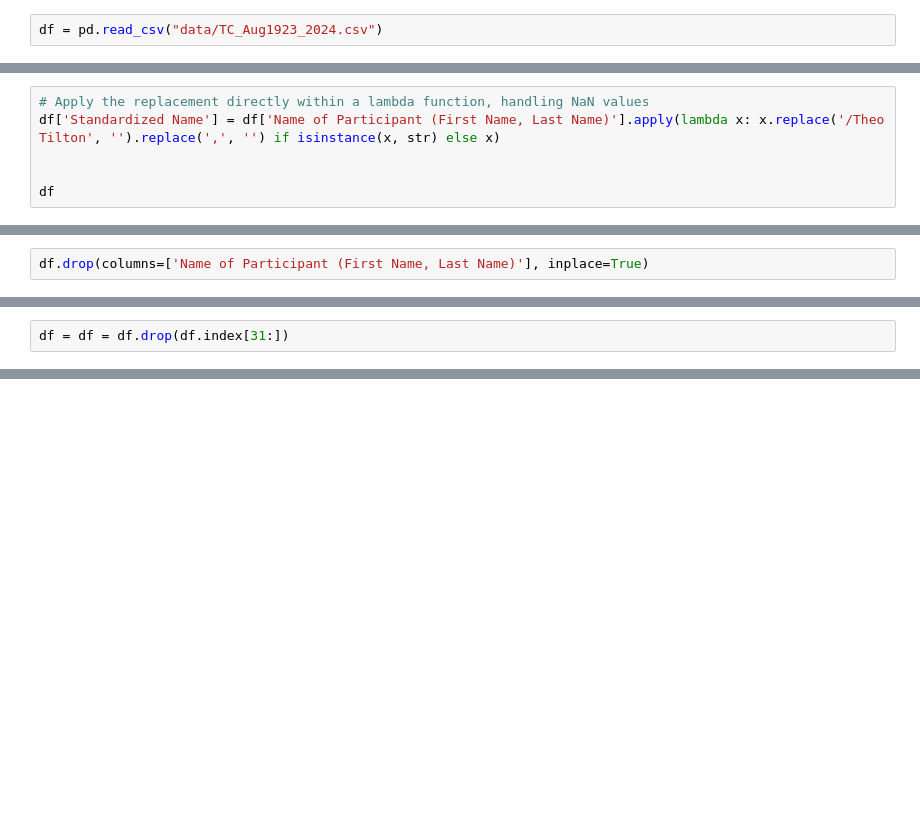
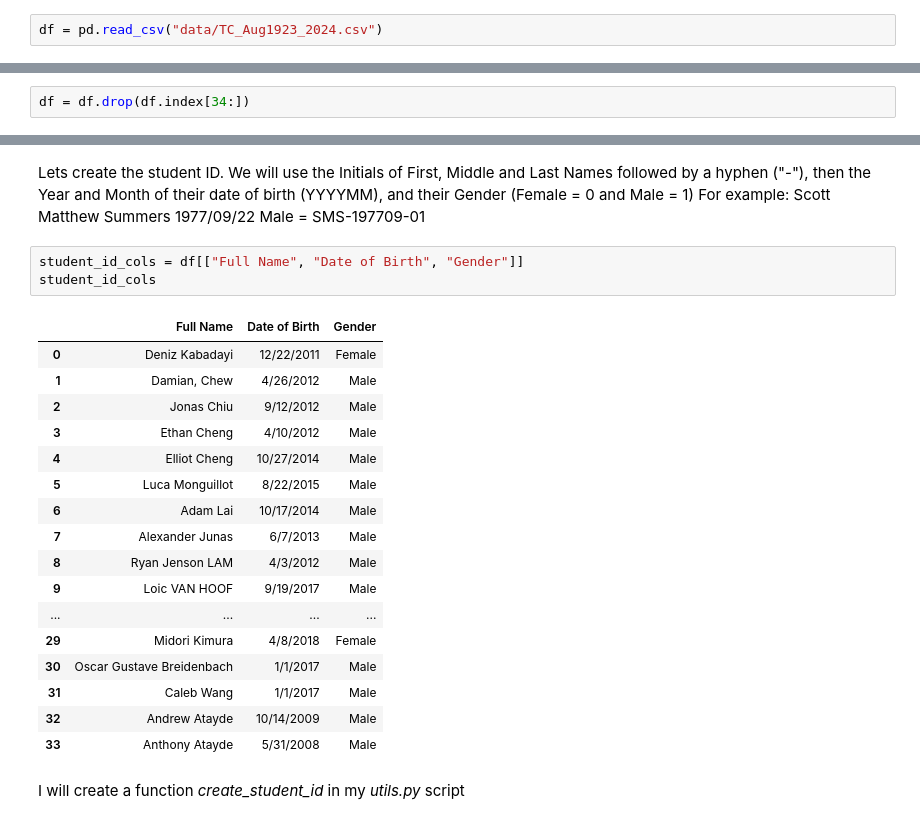
Before and after one commit to Kai2142/Data_Analytics_Portfolio, a Jupyter notebook: basketball_academy/Anonymize.ipynb, the cells around one changed output, grey strips where cells are left out. Cells and saved outputs as stored; diff of their text form; blank space fills up the shorter version.

```diff
--- a/basketball_academy/Anonymize.ipynb
+++ b/basketball_academy/Anonymize.ipynb
@@ -84,6 +99,0 @@ Lets make the format of the Names more uniform
-# %%
-# Apply the replacement directly within a lambda function, handling NaN values
-df['Standardized Name'] = df['Name of Participant (First Name, Last Name)'].apply(lambda x: x.replace('/Theo Tilton', '').replace(',', '') if isinstance(x, str) else x)
-
-
-df
@@ -108,2 +99,0 @@ df
-# %%
-df.drop(columns=['Name of Participant (First Name, Last Name)'], inplace=True)
@@ -130,2 +102,2 @@ df
 # %%
-df = df = df.drop(df.index[31:])
+df = df.drop(df.index[34:])
@@ -136,0 +104,25 @@ IndexError: list index out of range
+# %% [markdown]
+Lets create the student ID. We will use the Initials of First, Middle and Last Names followed by a hyphen ("-"), then the Year and Month of their date of birth (YYYYMM), and their Gender (Female = 0 and Male = 1) For example: Scott Matthew Summers 1977/09/22 Male = SMS-197709-01
+# %%
+student_id_cols = df[["Full Name", "Date of Birth", "Gender"]]
+student_id_cols
+# %% [output]
+|  | Full Name | Date of Birth | Gender |
+| 0 | Deniz Kabadayi | 12/22/2011 | Female |
+| 1 | Damian, Chew | 4/26/2012 | Male |
+| 2 | Jonas Chiu | 9/12/2012 | Male |
+| 3 | Ethan Cheng | 4/10/2012 | Male |
+| 4 | Elliot Cheng | 10/27/2014 | Male |
+| 5 | Luca Monguillot | 8/22/2015 | Male |
+| 6 | Adam Lai | 10/17/2014 | Male |
+| 7 | Alexander Junas | 6/7/2013 | Male |
+| 8 | Ryan Jenson LAM | 4/3/2012 | Male |
+| 9 | Loic VAN HOOF | 9/19/2017 | Male |
+| ... | ... | ... | ... |
+| 29 | Midori Kimura | 4/8/2018 | Female |
+| 30 | Oscar Gustave Breidenbach | 1/1/2017 | Male |
+| 31 | Caleb Wang | 1/1/2017 | Male |
+| 32 | Andrew Atayde | 10/14/2009 | Male |
+| 33 | Anthony Atayde | 5/31/2008 | Male |
+# %% [markdown]
+I will create a function *create_student_id* in my *utils.py* script
```
Also changed, not shown: parts of 27 cells of this notebook, 4 other files.
